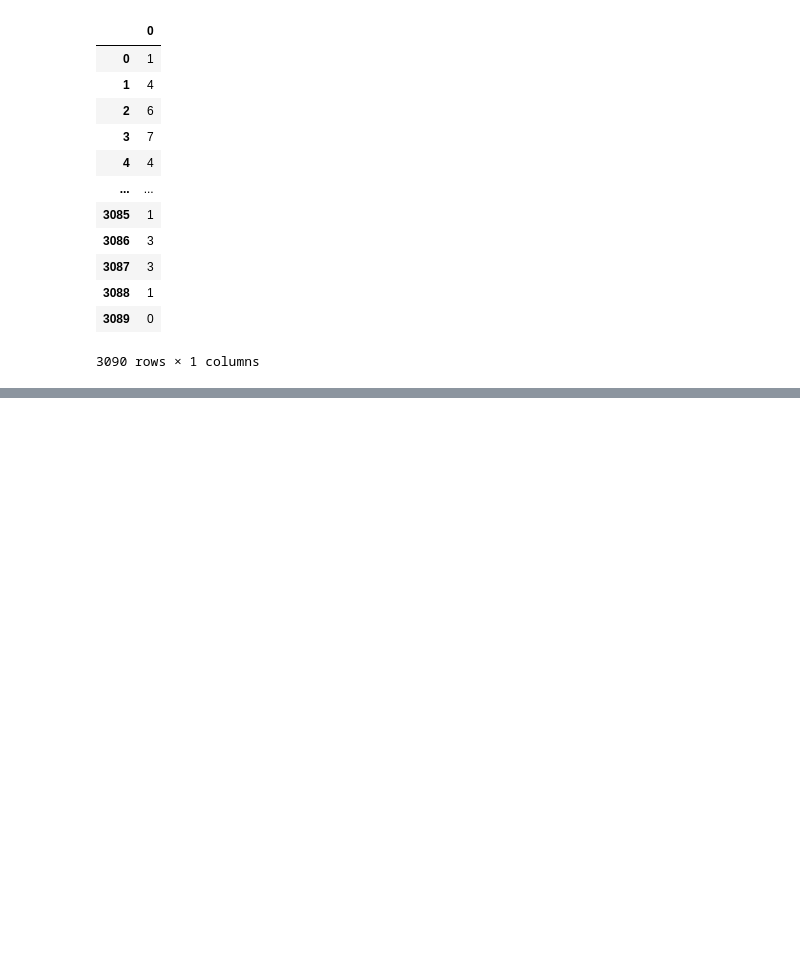
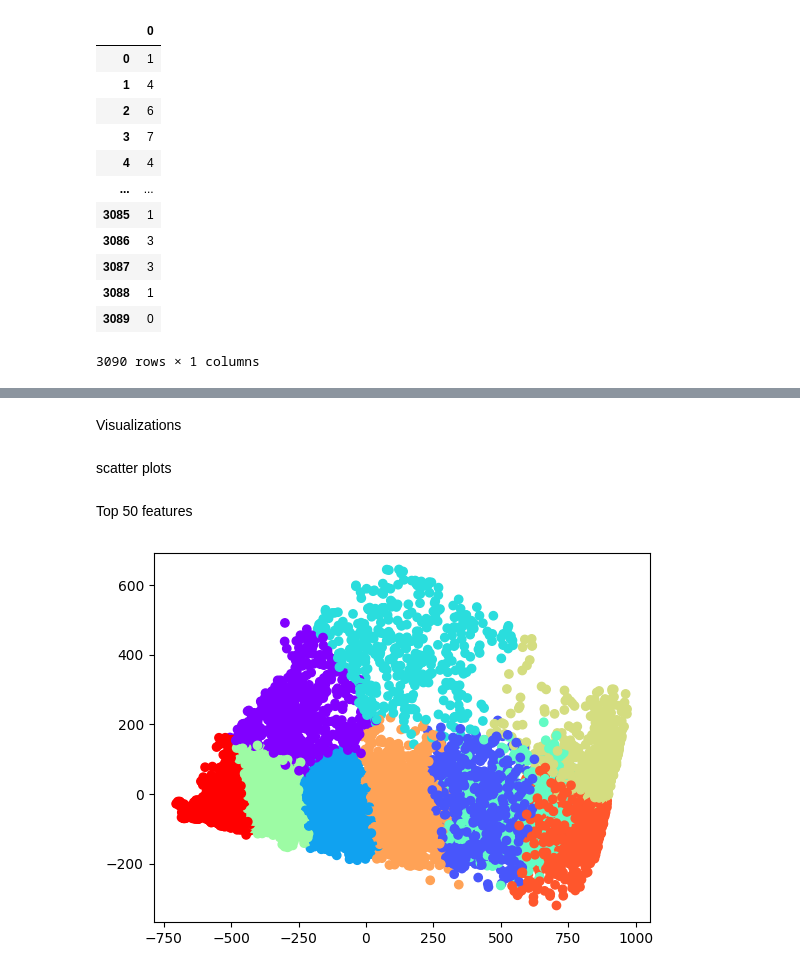
Before and after one commit to Suhail270/DMML_Part2, a Jupyter notebook: K-means.ipynb, the cells around one changed output, grey strips where cells are left out. Drawn from its saved outputs; the diff is of its cells as text; code cells hidden in the pictures; blank space fills up the shorter version.

Commit message:
did processing and visualization

```diff
--- a/K-means.ipynb
+++ b/K-means.ipynb
@@ -105,0 +108,8 @@ Accuracy: 0.09411764705882353
+# %%
+from sklearn.feature_selection import SelectKBest, f_classif
+
+selector = SelectKBest(score_func=f_classif, k=50)
+X_new = selector.fit_transform(x_train, y_train)
+
+selected_feature_indices = selector.get_support(indices=True)
+print(selected_feature_indices)
@@ -105,0 +121,24 @@ Accuracy: 0.09411764705882353
+# %%
+import numpy as np
+import pandas as pd
+from sklearn.preprocessing import StandardScaler
+from sklearn.cluster import KMeans
+
+
+# for i in range(len(selected_feature_indices)):
+#     selected_feature_indices[i] = str(selected_feature_indices[i])
+# print(selected_feature_indices)
+# print(type(selected_feature_indices[0]))
+
+selected_feature_indices = selected_feature_indices.astype(str)
+selected_features=x_train[selected_feature_indices]
+
+scaler = StandardScaler()
+scaled_features = scaler.fit_transform(selected_features)
+
+
+k = 10
+kmeans = KMeans(n_clusters=k, random_state=0)
+clusters = kmeans.fit_predict(scaled_features)
+clusters = pd.DataFrame(clusters)
+print(clusters)
@@ -105,0 +884,20 @@ Accuracy: 0.09411764705882353
+# %% [markdown]
+Visualizations
+# %% [markdown]
+scatter plots
+# %%
+from sklearn.decomposition import PCA
+import matplotlib.pyplot as plt
+
+def scatterplots(data,clusterlabels):
+    pca = PCA(n_components=2)
+    X_pca = pca.fit_transform(data)
+
+    plt.scatter(X_pca[:, 0], X_pca[:, 1], c=clusterlabels, cmap='rainbow')
+    plt.show()
+# %% [markdown]
+Top 50 features
+# %%
+scatterplots(selected_features,clusters)
+# %% [output]
+[figure, added]
```
Also changed, not shown: parts of 88 cells of this notebook.
